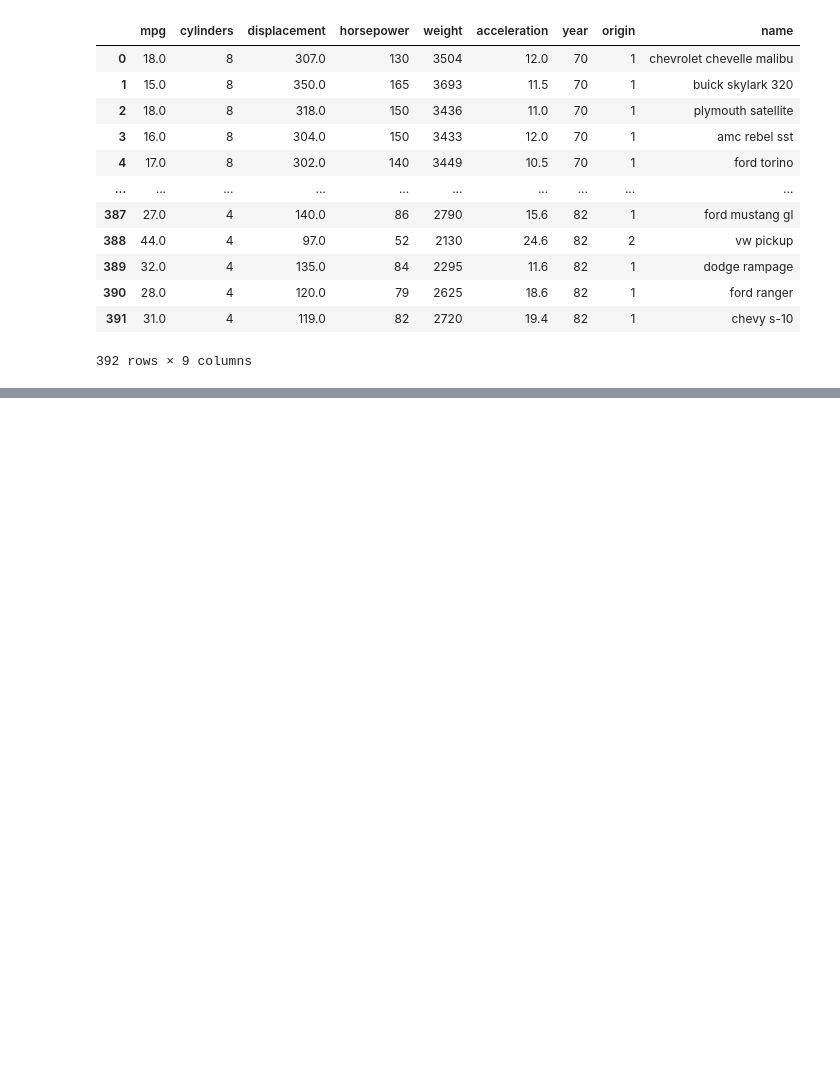
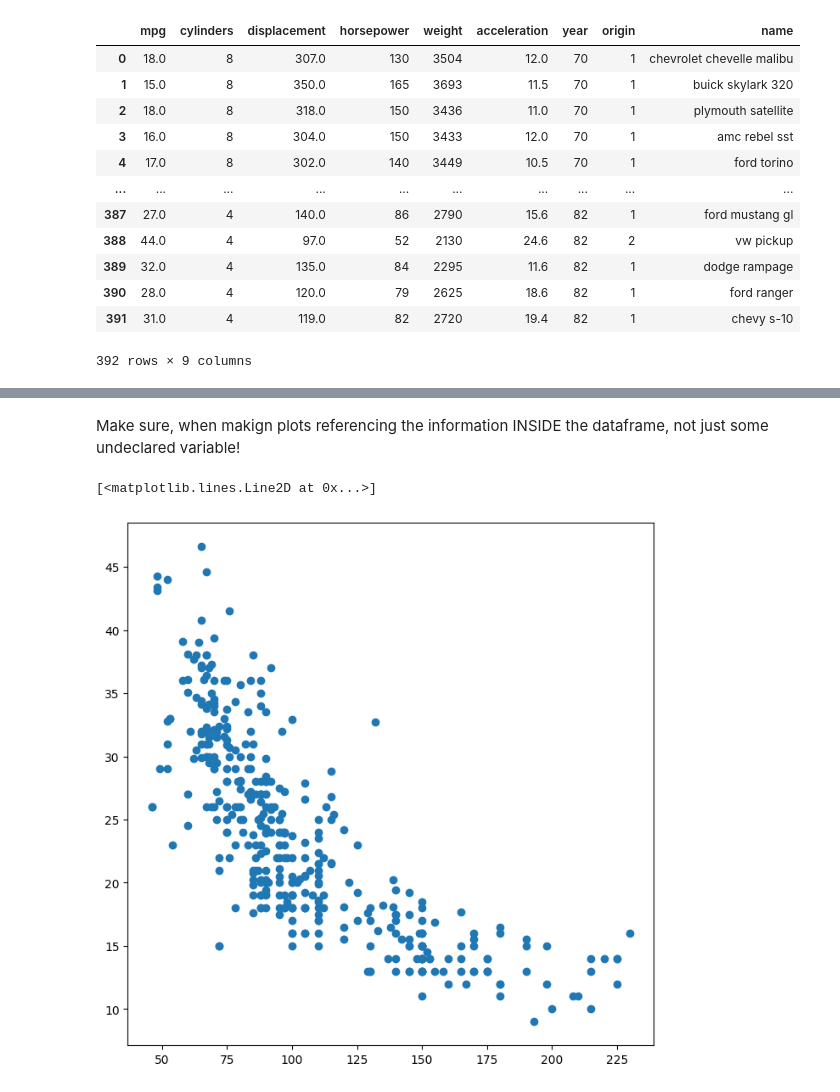
Before and after one commit to stellaPsyduck/followingStandfordSL, a Jupyter notebook: Chapter2_Test.ipynb, the cells around one changed output, grey strips where cells are left out. Drawn from its saved outputs; the diff is of its cells as text; code cells hidden in the pictures; blank space fills up the shorter version.

```diff
--- a/Chapter2_Test.ipynb
+++ b/Chapter2_Test.ipynb
@@ -149,0 +208,5 @@ Auto
+# %%
+Auto = pd.read_csv('Lab_Data/Auto.data',
+                   na_values=['?'],
+                   delim_whitespace=True)
+Auto_new = Auto.dropna()
@@ -149,0 +240,9 @@ Auto
+# %% [markdown]
+Make sure, when makign plots referencing the information INSIDE the dataframe, not just some undeclared variable!
+# %%
+fig, ax = subplots(figsize=(8,8))
+ax.plot(Auto['horsepower'], Auto['mpg'], 'o') #note the square brackets
+                                            # and ref to the data
+# %% [output]
+[<matplotlib.lines.Line2D at 0x...>]
+[figure, added]
```
Also changed, not shown: parts of 10 cells of this notebook.
